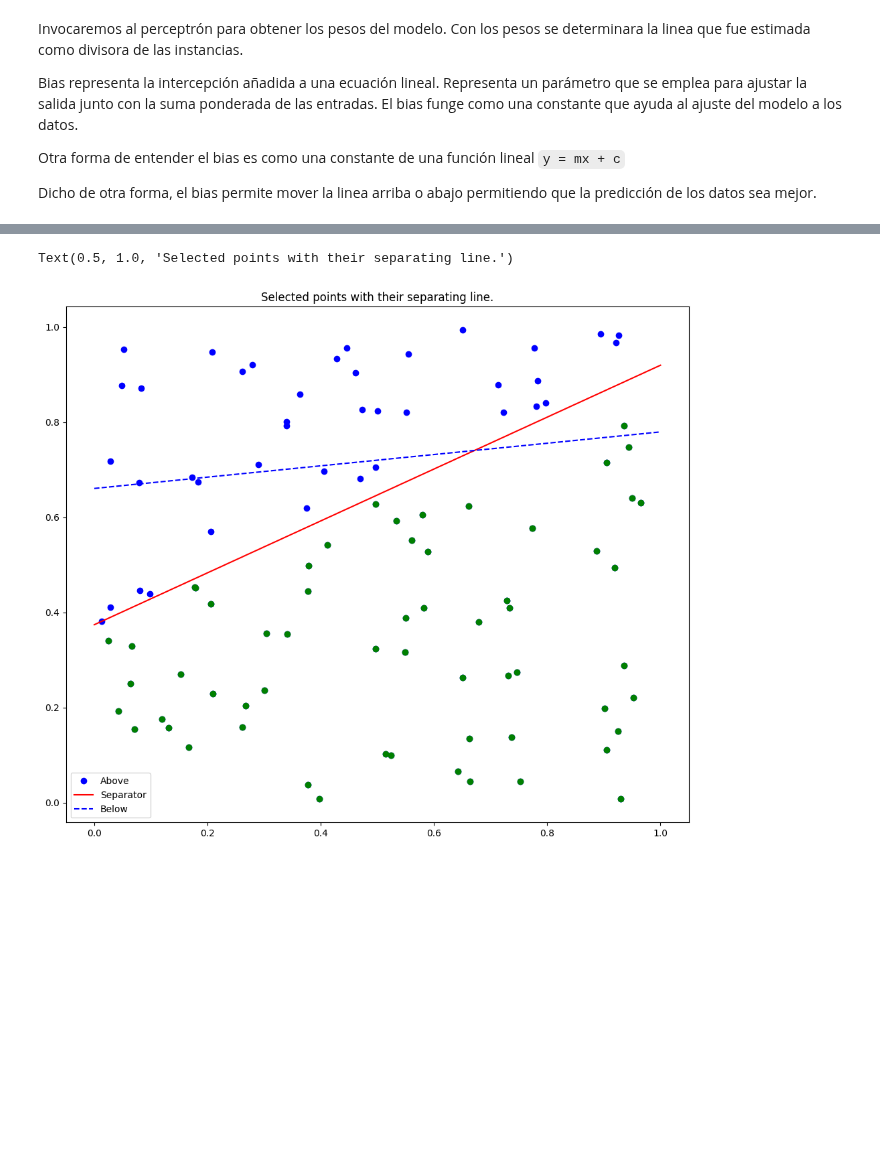
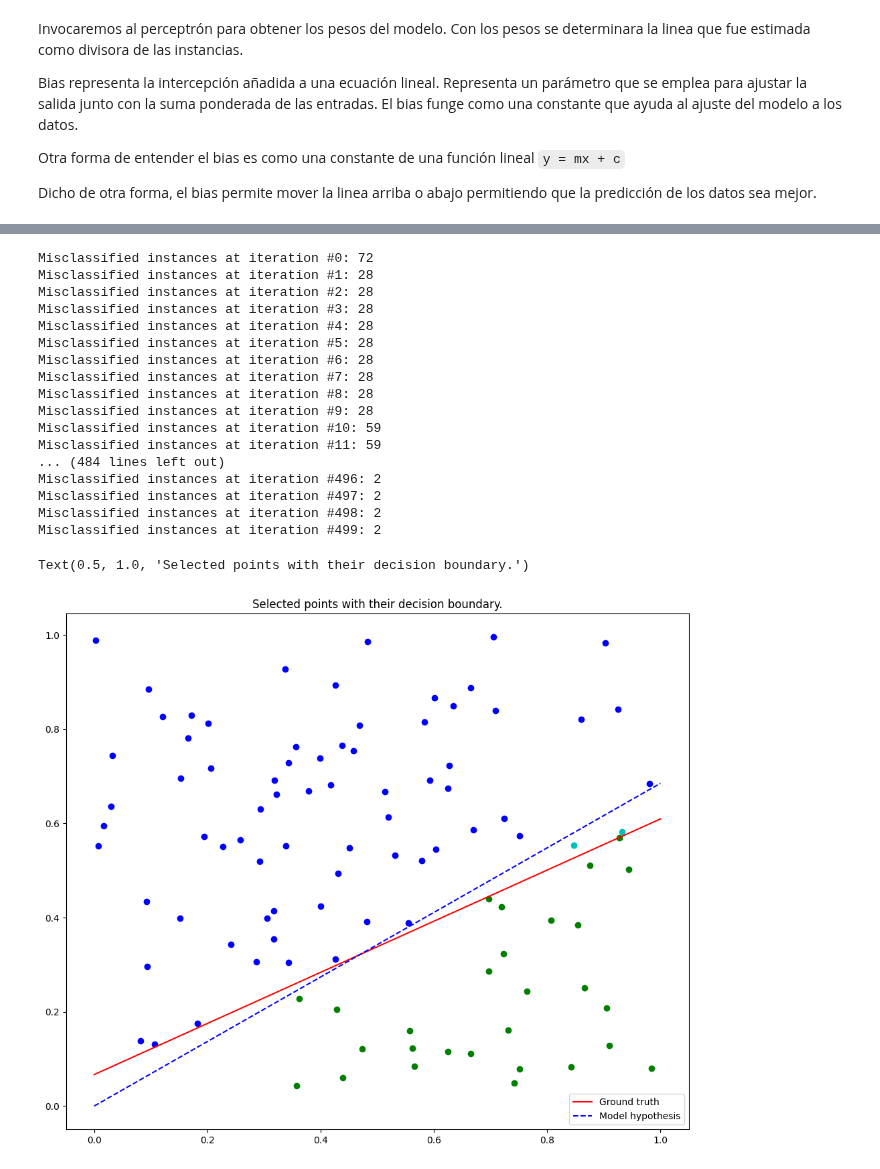
Before and after one commit to naylalex/m2-deep-learning, a Jupyter notebook: Perceptrón.ipynb, the cells around one changed output, grey strips where cells are left out. Saved outputs shown, nothing was run; the diff lists cells and outputs as text; code cells hidden in the pictures; blank space fills up the shorter version.

Commit message:
Updated chart

```diff
--- a/Perceptrón.ipynb
+++ b/Perceptrón.ipynb
@@ -217,30 +242,63 @@ Text(0.5, 1.0, 'Comparison between the linear separator and the perceptron appro
 # %%
-w = perceptron(xn, yn, max_iter=1)
-
+w = np.array([2,b, a])
+w = perceptron(xn, yn, max_iter=500, w=w)
 # Using weights w to compute a,b for a line y=a*x+b
 bnew = -w[0]/w[2]
 anew = -w[1]/w[2]
 y = lambda x: anew * x + bnew
 
+# Initialize the predicted label
+yh = np.zeros([N,1])
+sep_color = [None for _ in range(N)]
+
 fig = pl.figure()
 figa = pl.gca()
 
-pl.plot(xn[:,0],xn[:,1],'bo')
-pl.plot(x,f(x),'r')
-pl.plot(x,y(x),'b--',label='Line from perceptron implementation.')
+# Determine the predicted label for each instance
+for i in range(N):
+    color = ""
+    if(y(xn[i,0]) > xn[i,1]): #y(xn[i,0]) > yn[i]
+        # Point is below line
+        yh[i] = 1
+        color = "go"
 
-for i in range(N):
-    if(f(xn[i,0])>xn[i,1]):
-        # Point is below line
-        yn[i] = 1
-        pl.plot(xn[i,0],xn[i,1],'go')
+        if(yh[i] == yn[i]):
+            color = "go"
+        else:
+            color = "co"
     else:
         # Point is above line
-        yn[i] = -1
+        yh[i] = -1
+        color = "bo"
 
+        if(yh[i] == yn[i]):
+            color = "bo"
+        else:
+            color = "mo"
+    pl.plot(xn[i,0],xn[i,1],color)
 
-pl.legend(['Above','Separator','Below'],loc=0)
-pl.title('Selected points with their separating line.')
+pl.plot(x,f(x),'r',label='Ground truth')
+pl.plot(x,y(x),'b--',label='Model hypothesis')
+
+pl.legend()
+pl.title('Selected points with their decision boundary.')
 # %% [output]
-Text(0.5, 1.0, 'Selected points with their separating line.')
+Misclassified instances at iteration #0: 72
+Misclassified instances at iteration #1: 28
+Misclassified instances at iteration #2: 28
+Misclassified instances at iteration #3: 28
+Misclassified instances at iteration #4: 28
+Misclassified instances at iteration #5: 28
+Misclassified instances at iteration #6: 28
+Misclassified instances at iteration #7: 28
+Misclassified instances at iteration #8: 28
+Misclassified instances at iteration #9: 28
+Misclassified instances at iteration #10: 59
+Misclassified instances at iteration #11: 59
+... (484 lines left out)
+Misclassified instances at iteration #496: 2
+Misclassified instances at iteration #497: 2
+Misclassified instances at iteration #498: 2
+Misclassified instances at iteration #499: 2
+Text(0.5, 1.0, 'Selected points with their decision boundary.')
-[figure, old version]
+[figure, new version]
```
Also changed, not shown: parts of 5 cells of this notebook.
